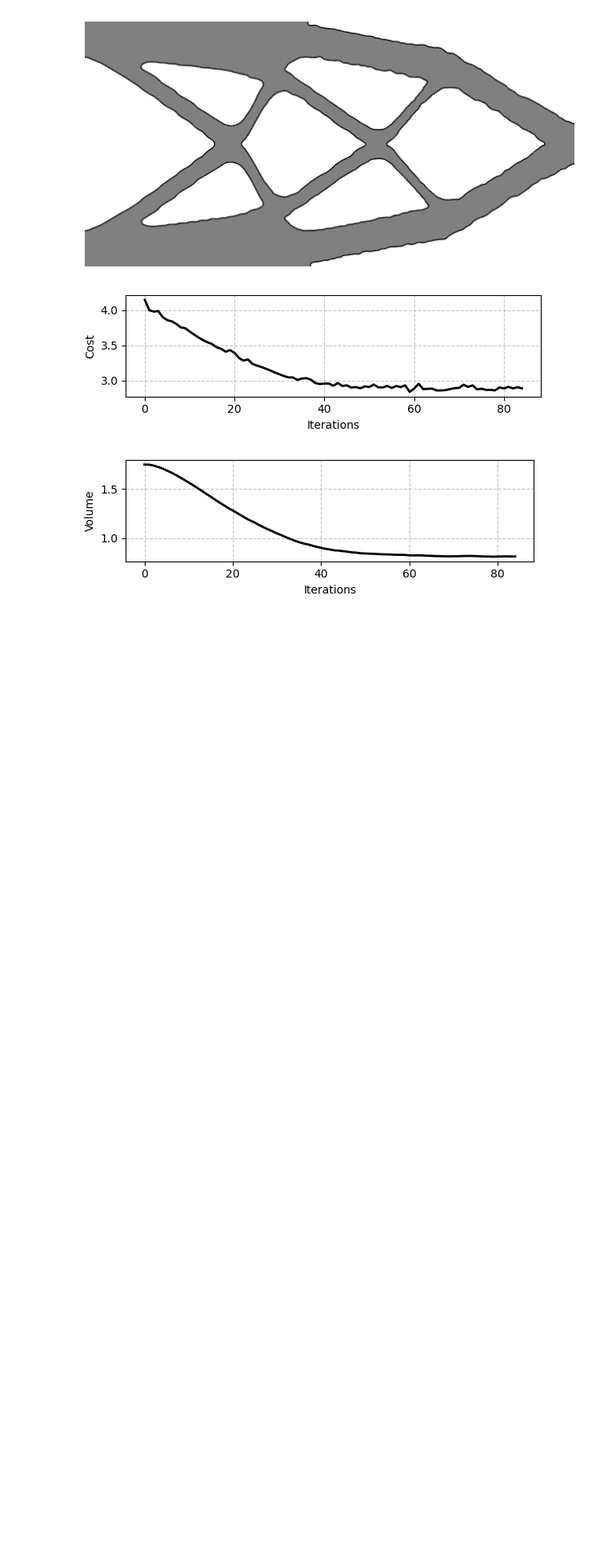
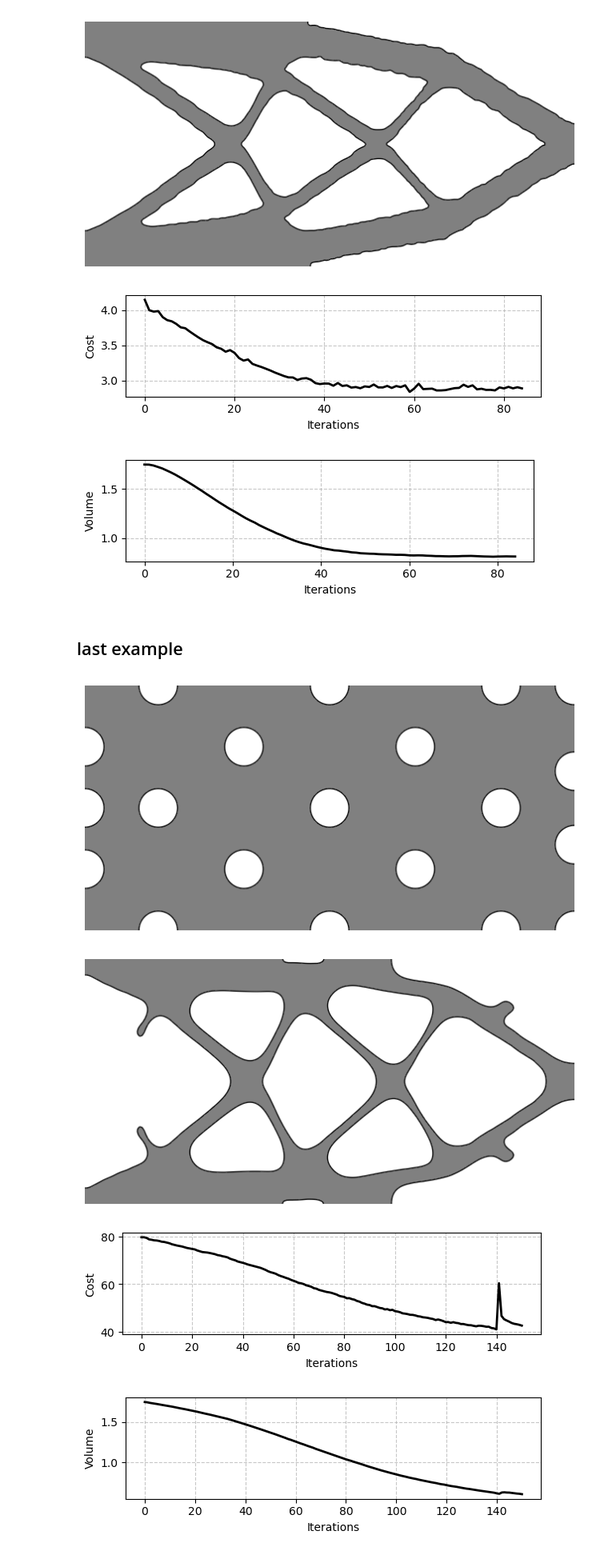
Before and after one commit to PhiFEM/phiFEM_FormOpt, a Jupyter notebook: code/phiFEM.ipynb, the cells around one changed output. Shown at 80% size. Drawn from its saved outputs; the diff is of its cells as text; code cells hidden in the pictures; blank space fills up the shorter version.

Commit message:
better results for cantilever

```diff
--- a/code/phiFEM.ipynb
+++ b/code/phiFEM.ipynb
@@ -250,3 +250,20 @@ plot2(volume_values, "Volume", (6, 2))
 [figure]
 [figure]
 [figure]
+# %% [markdown]
+## last example
+# %%
+test_path = Path("../results/phiFEM/t04/")
+cost_values = np.load(test_path / "data.npz")["cost"]
+volume_values = np.load(test_path / "data.npz")["Volume"]
+niter = cost_values.shape[0] - 20
+
+plot_lv(test_path, 0, [[0, 2], [0, 1]], displacement=False, figsize=(8, 4))
+plot_lv(test_path, niter, [[0, 2], [0, 1]], displacement=False, figsize=(8, 4))
+plot2(cost_values, "Cost", (6, 2))
+plot2(volume_values, "Volume", (6, 2))
+# %% [output]
+[figure, added]
+[figure, added]
+[figure, added]
+[figure, added]
```
Also changed, not shown: parts of 1 cell of this notebook, 5 other files.
